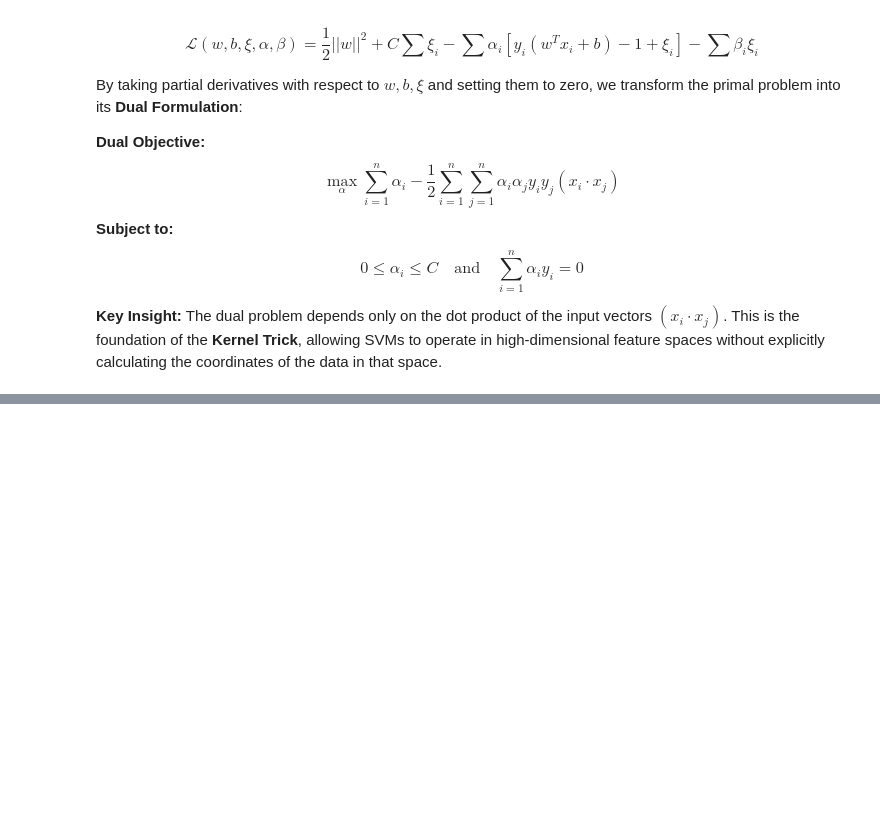
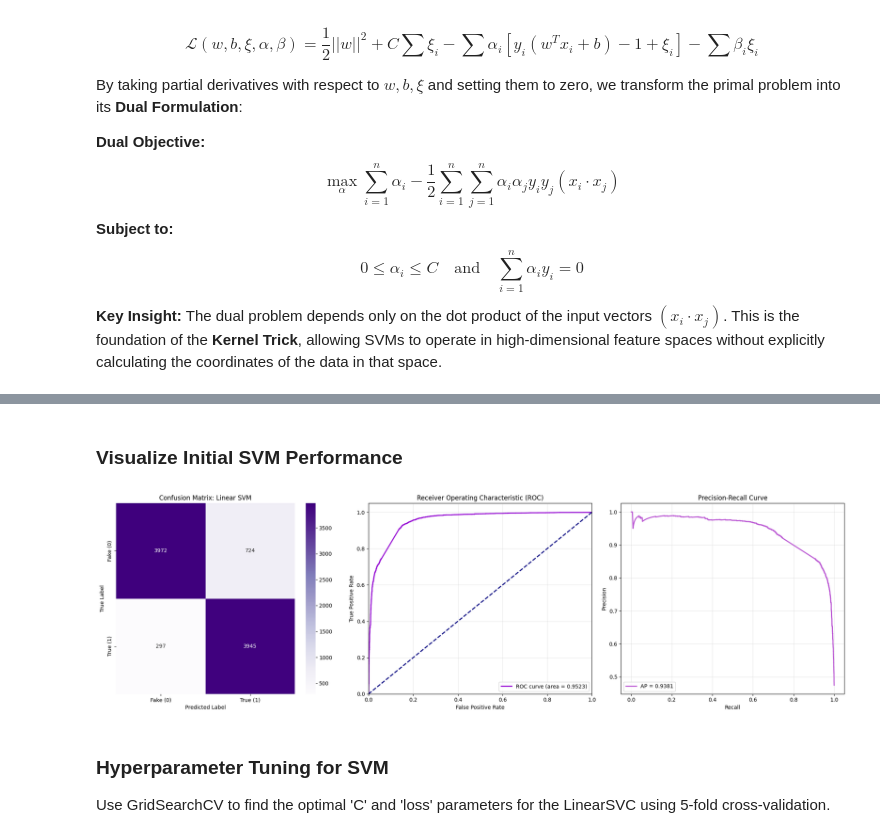
Before and after one commit to rajukarki467/Data-Science-projects, a Jupyter notebook: FakeNewsDetection.ipynb, the cells around one changed output, grey strips where cells are left out. Cells and saved outputs as stored; diff of their text form; code cells hidden in the pictures; blank space fills up the shorter version.

```diff
--- a/FakeNewsDetection.ipynb
+++ b/FakeNewsDetection.ipynb
@@ -1576,3 +1595,13 @@ $$\max_{\alpha} \sum_{i=1}^{n} \alpha_i - \frac{1}{2} \sum_{i=1}^{n} \sum_{j=1}^
 $$0 \le \alpha_i \le C \quad \text{and} \quad \sum_{i=1}^{n} \alpha_i y_i = 0$$
 
 **Key Insight:** The dual problem depends only on the dot product of the input vectors $(x_i \cdot x_j)$. This is the foundation of the **Kernel Trick**, allowing SVMs to operate in high-dimensional feature spaces without explicitly calculating the coordinates of the data in that space.
+# %%
+# LinearSVC is faster than kernel SVM for sparse TF-IDF matrices
+# C=1.0 controls penalty for misclassification
+# max_iter=2000 for convergence on large feature spaces
+# 1. Initialize and train the Linear SVM model
+# LinearSVC is efficient for high-dimensional sparse data like TF-IDF
+
+svm_model = LinearSVC(C=1.0, max_iter=2000, random_state=42)
+#trained Linear SVM model
+svm_model.fit(X_train_tfidf, y_train)
@@ -1578,0 +1610,6 @@ $$0 \le \alpha_i \le C \quad \text{and} \quad \sum_{i=1}^{n} \alpha_i y_i = 0$$
+# %%
+# 1.predictions using the trained Linear SVM model
+svm_pred = svm_model.predict(X_test_tfidf)
+
+# 2. Obtain confidence scores using decision_function for later ROC/PR analysis
+svm_decision_scores = svm_model.decision_function(X_test_tfidf)
@@ -1578,0 +1650,48 @@ $$0 \le \alpha_i \le C \quad \text{and} \quad \sum_{i=1}^{n} \alpha_i y_i = 0$$
+# %% [markdown]
+### Visualize Initial SVM Performance
+# %%
+from sklearn.metrics import confusion_matrix, roc_curve, auc, precision_recall_curve, average_precision_score
+
+# Create a 1x3 subplot figure
+fig, axes = plt.subplots(1, 3, figsize=(20, 6))
+
+# 1. Confusion Matrix Heatmap
+cm_svm = confusion_matrix(y_test, svm_pred)
+sns.heatmap(cm_svm, annot=True, fmt='d', cmap='Purples', ax=axes[0],
+            xticklabels=['Fake (0)', 'True (1)'],
+            yticklabels=['Fake (0)', 'True (1)'])
+axes[0].set_title('Confusion Matrix: Linear SVM')
+axes[0].set_xlabel('Predicted Label')
+axes[0].set_ylabel('True Label')
+
+# 2. ROC-AUC Curve
+fpr_svm, tpr_svm, _ = roc_curve(y_test, svm_decision_scores)
+roc_auc_svm = auc(fpr_svm, tpr_svm)
+axes[1].plot(fpr_svm, tpr_svm, color='darkviolet', lw=2, label=f'ROC curve (area = {roc_auc_svm:.4f})')
+axes[1].plot([0, 1], [0, 1], color='navy', lw=2, linestyle='--')
+axes[1].set_xlim([0.0, 1.0])
+axes[1].set_ylim([0.0, 1.05])
+axes[1].set_xlabel('False Positive Rate')
+axes[1].set_ylabel('True Positive Rate')
+axes[1].set_title('Receiver Operating Characteristic (ROC)')
+axes[1].legend(loc='lower right')
+axes[1].grid(alpha=0.3)
+
+# 3. Precision-Recall Curve
+precision_svm, recall_svm, _ = precision_recall_curve(y_test, svm_decision_scores)
+ap_svm = average_precision_score(y_test, svm_decision_scores)
+axes[2].plot(recall_svm, precision_svm, color='mediumorchid', lw=2, label=f'AP = {ap_svm:.4f}')
+axes[2].set_xlabel('Recall')
+axes[2].set_ylabel('Precision')
+axes[2].set_title('Precision-Recall Curve')
+axes[2].legend(loc='lower left')
+axes[2].grid(alpha=0.3)
+
+plt.tight_layout()
+plt.show()
+# %% [output]
+[figure, added]
+# %% [markdown]
+### Hyperparameter Tuning for SVM
+
+Use GridSearchCV to find the optimal 'C' and 'loss' parameters for the LinearSVC using 5-fold cross-validation.
```
Also changed, not shown: parts of 67 cells of this notebook.
